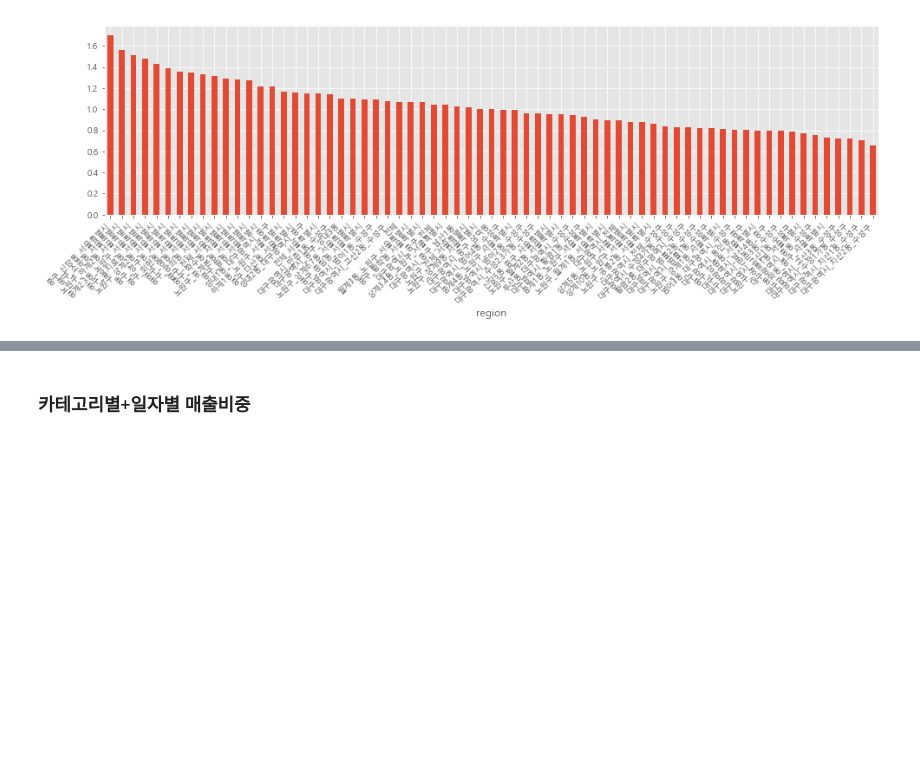
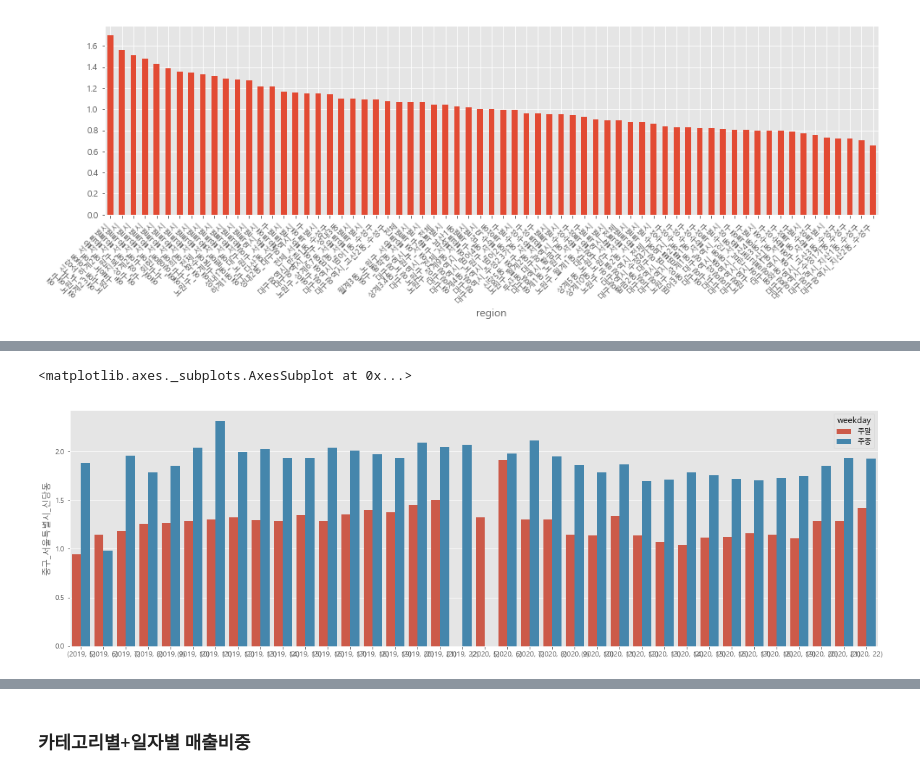
Before and after one commit to minkithub/bigcon2020, a Jupyter notebook: Jaewon/simple_EDA_유통.ipynb, the cells around one changed output, grey strips where cells are left out. Drawn from its saved outputs; the diff is of its cells as text; code cells hidden in the pictures; blank space fills up the shorter version.

```diff
--- a/Jaewon/simple_EDA_유통.ipynb
+++ b/Jaewon/simple_EDA_유통.ipynb
@@ -317,0 +345,8 @@ plt.xticks(rotation=45, fontsize=9, ha='right')
+# %%
+by_dong['year'] = pd.Series(by_dong.index).dt.year.values
+by_dong['weekofyear'] = pd.Series(by_dong.index).dt.weekofyear.values
+by_dong['dayofweek']=pd.Series(by_dong.index).dt.dayofweek.values
+by_dong['weekday'] = np.where(by_dong.dayofweek<5, '주중', '주말')
+# %%
+by_dong = by_dong.drop('dayofweek', axis=1)
+by_dong.head()
@@ -317,0 +361,7 @@ plt.xticks(rotation=45, fontsize=9, ha='right')
+# %%
+tmp_dong = by_dong.iloc[:, [10,-3,-2,-1]]
+
+# tmp_dong.groupby(['year','weekofyear','weekday']).mean().reset_index().set_index(['year','weekofyear'])
+
+tmp_dong_2 = tmp_dong.groupby(['year','weekofyear','weekday']).mean().reset_index()
+tmp_dong_2.groupby(['year','weekofyear']).diff()
@@ -318,2 +384,12 @@ plt.xticks(rotation=45, fontsize=9, ha='right')
+# %%
+plt.figure(figsize = (20,6))
+sns.barplot(
+    x= tmp_dong.groupby(['year','weekofyear','weekday']).mean().reset_index().set_index(['year','weekofyear']).index,
+    y = tmp_dong.groupby(['year','weekofyear','weekday']).mean().reset_index().set_index(['year','weekofyear'])['중구_서울특별시_신당동'],
+    hue = tmp_dong.groupby(['year','weekofyear','weekday']).mean().reset_index().set_index(['year','weekofyear'])['weekday']
+)
+# %% [output]
+<matplotlib.axes._subplots.AxesSubplot at 0x...>
+[figure, added]
 # %%
 # by_dong[['PVN', 'BOR','mean_sales']].groupby(['PVN', 'BOR']).describe().drop([('대구광역시',  '전체'), ('서울특별시',  '전체'),(   '전체',  '전체')]).iloc[:,1:2].plot(kind='bar')
```
Also changed, not shown: parts of 32 cells of this notebook.
